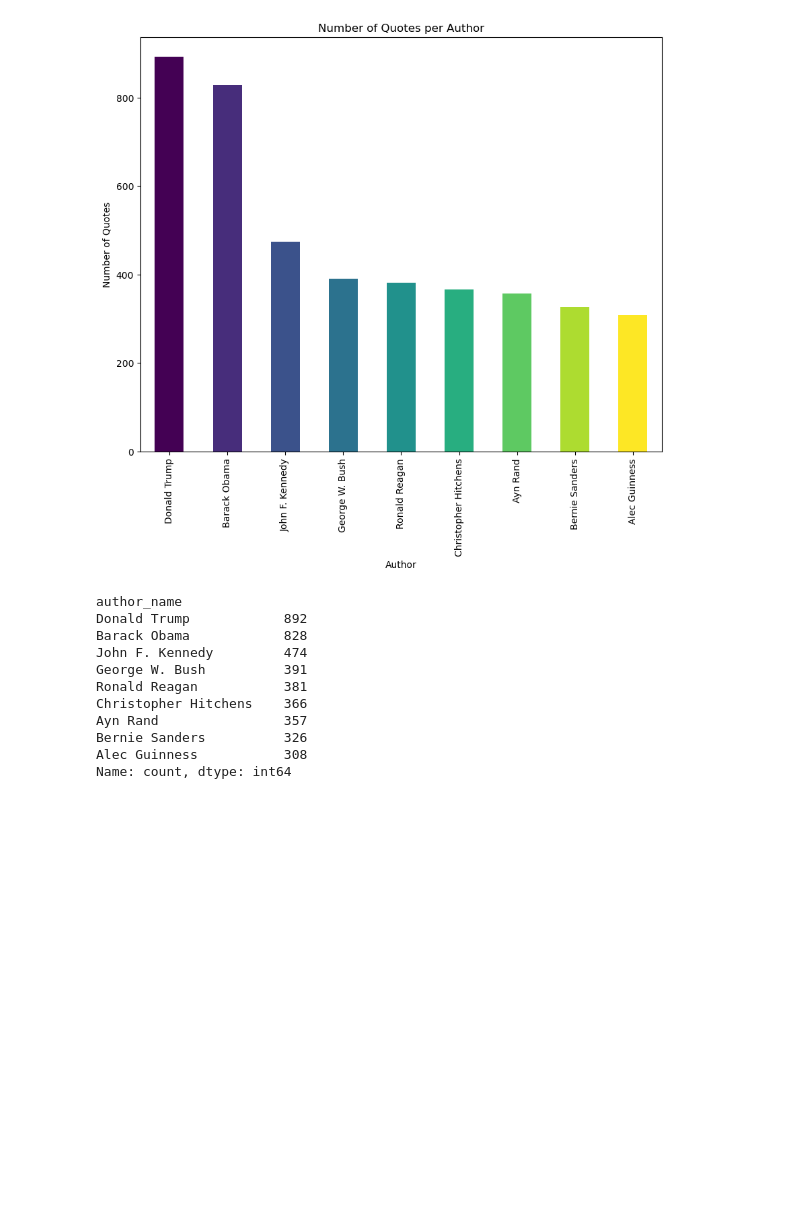
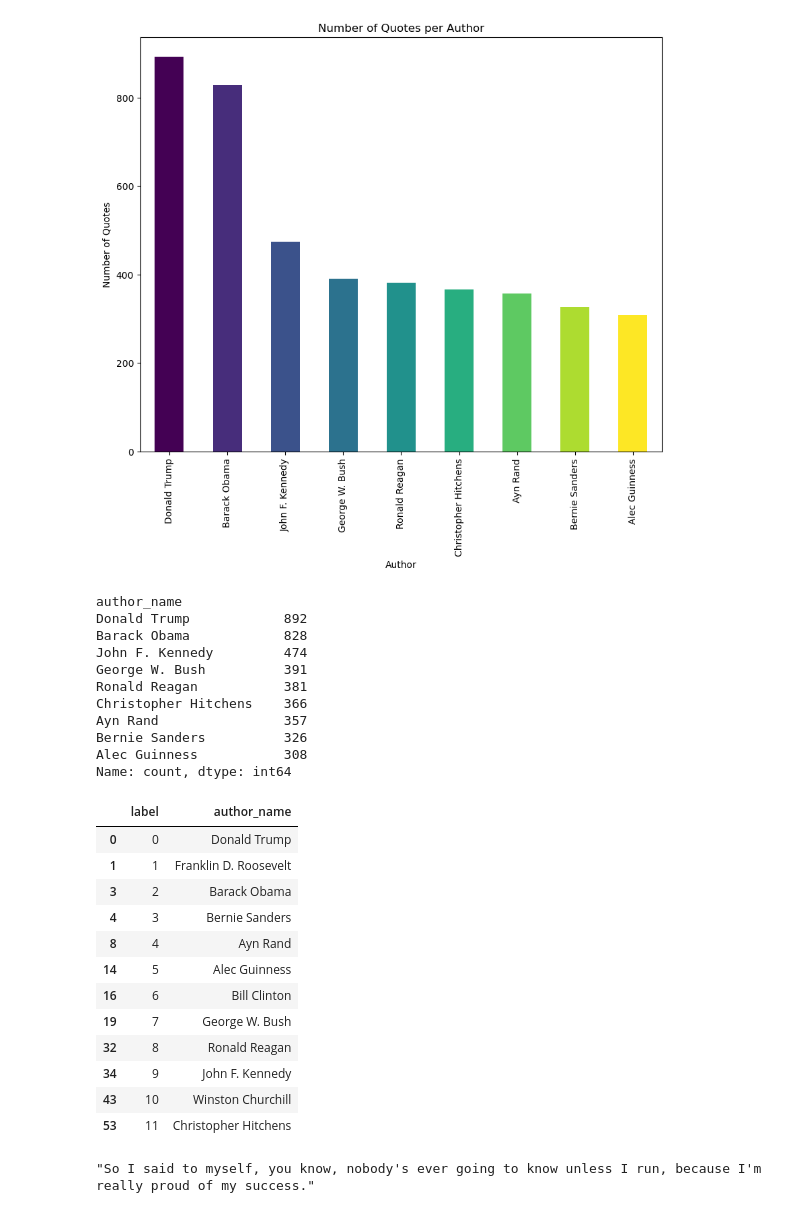
Before and after one commit to niconymanda/DADA, a Jupyter notebook: authorship_attribution/data.ipynb, the cells around one changed output. Drawn from its saved outputs; the diff is of its cells as text; code cells hidden in the pictures; blank space fills up the shorter version.

```diff
--- a/authorship_attribution/data.ipynb
+++ b/authorship_attribution/data.ipynb
@@ -167,3 +167,23 @@ Alec Guinness           308
 Name: count, dtype: int64
 # %%
 data.to_csv('../Data/WikiQuotes_final.csv', index=False)
+# %%
+import pandas as pd
+df = pd.read_csv('../../Data/WikiQuotes.csv')
+# %%
+unique_pairs = df[['label', 'author_name']].drop_duplicates()
+unique_pairs
+# %% [output]
+|  | label | author_name |
+| 0 | 0 | Donald Trump |
+| 1 | 1 | Franklin D. Roosevelt |
+| 3 | 2 | Barack Obama |
+| 4 | 3 | Bernie Sanders |
+| 8 | 4 | Ayn Rand |
+| 14 | 5 | Alec Guinness |
+| 16 | 6 | Bill Clinton |
+| 19 | 7 | George W. Bush |
+| 32 | 8 | Ronald Reagan |
+| 34 | 9 | John F. Kennedy |
+| 43 | 10 | Winston Churchill |
+| 53 | 11 | Christopher Hitchens |
@@ -169,0 +194,7 @@ data.to_csv('../Data/WikiQuotes_final.csv', index=False)
+# %%
+texts_by_author = df.groupby('label')['text'].apply(list).to_dict()
+import random
+random.choice(texts_by_author[0])
+# labels = list(texts_by_author.keys())
+# %% [output]
+"So I said to myself, you know, nobody's ever going to know unless I run, because I'm really proud of my success."
```
Also changed, not shown: parts of 4 cells of this notebook, 6 other files.
